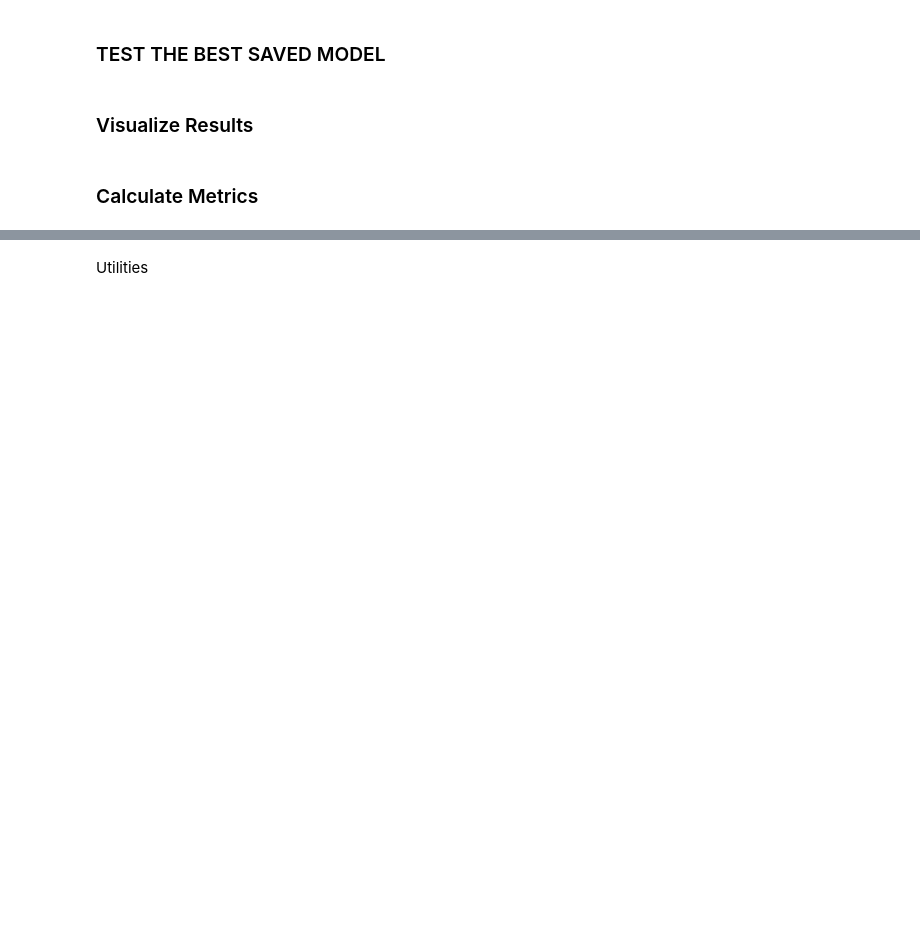
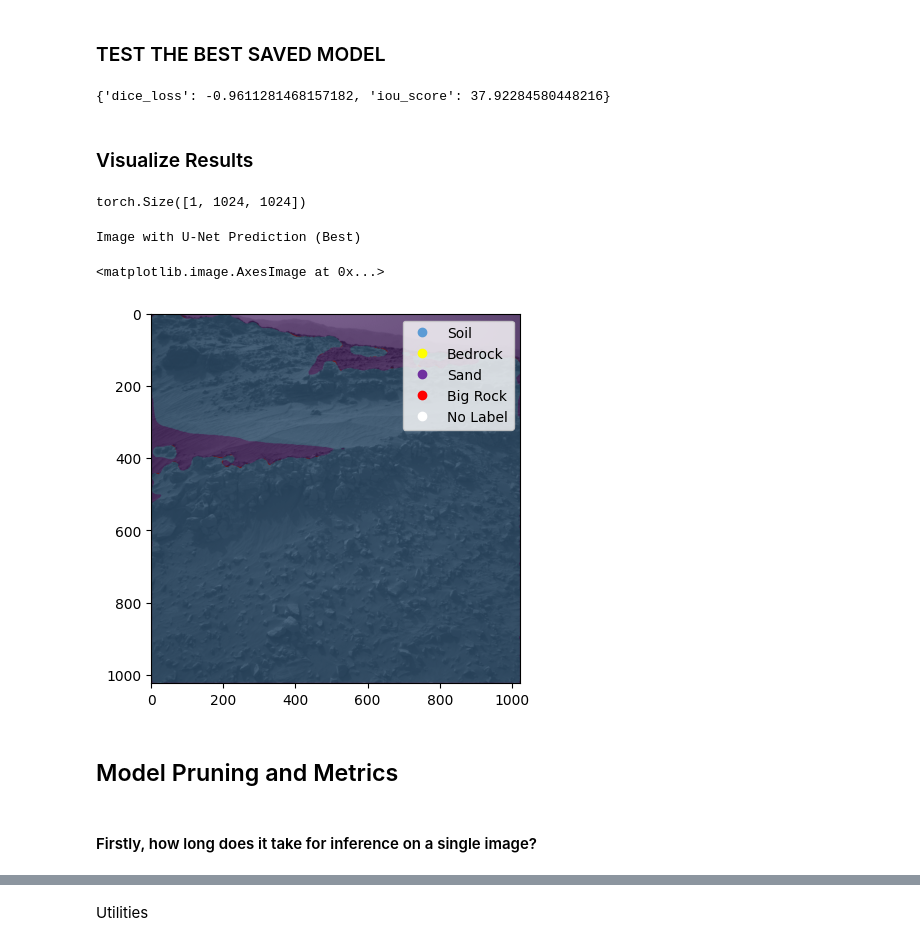
Before and after one commit to ShawnMOlichwier/DGMDE-17-Final-Project, a Jupyter notebook: notebooks/UNET_modeling.ipynb, the cells around one changed output, grey strips where cells are left out. Saved outputs shown, nothing was run; the diff lists cells and outputs as text; code cells hidden in the pictures; blank space fills up the shorter version.

```diff
--- a/notebooks/UNET_modeling.ipynb
+++ b/notebooks/UNET_modeling.ipynb
@@ -250,7 +264,7 @@ train_log_list
 ### TEST THE BEST SAVED MODEL
 # %%
 # load best saved checkpoint
-best_model = torch.load('./best_model.pth')
+best_model = torch.load('./best_model_pruned.pth')
 # %%
 # evaluate model on test set
 test_epoch = smp.utils.train.ValidEpoch(
@@ -261,6 +275,10 @@ test_epoch = smp.utils.train.ValidEpoch(
 )
 
 logs = test_epoch.run(test_loader)
+# %%
+print(logs)
+# %% [output]
+{'dice_loss': -0.9611281468157182, 'iou_score': 37.92284580448216}
 # %% [markdown]
 ### Visualize Results
 # %%
@@ -278,9 +296,12 @@ def predicted_mask(model,image):
 
     return output
 
-n = 50
+n = 1
 
 image, gt_mask = test_set[n]
 array_image = np.array(image)
 x_tensor = torch.from_numpy(array_image).to(DEVICE).unsqueeze(0)
 predicted_best = predicted_mask(best_model, x_tensor)
+predicted_best.shape
+# %% [output]
+torch.Size([1, 1024, 1024])
@@ -297,2 +308,52 @@ ax[1].set_title('Image with U-Net Prediction (Best)')
+# %%
+color_dict = {
+    0: (91, 155, 213),  # Soil, #5B9BD5
+    1: (255, 255, 0),   # Bedrock, #FFFF00
+    2: (112, 48, 160),  # Sand, #7030A0
+    3: (255, 0, 0),     # Big rock, #FF0000
+    255: (255, 255, 255)  # No Label, #FFFFFF
+}
+
+pr = predicted_best.cpu().detach().numpy().squeeze()
+
+def create_color_coded_mask(mask):
+
+    mask_shape = mask.shape
+    if len(mask_shape) > 2 and mask_shape[2] > 1:
+        mask = mask[:, :, 0]
+
+    # Squeeze the input mask to remove the extra dimension
+    mask = mask.squeeze()
+
+    # Create an empty color-coded mask with the same size as the original mask
+    color_coded_mask = np.zeros((*mask.shape, 3), dtype=np.uint8)
+
+    # Replace grayscale values in the mask with the corresponding RGB values
+    for value, color in color_dict.items():
+        color_coded_mask[mask == value] = color
+
+    return color_coded_mask
+
+coded_mask = create_color_coded_mask(pr)
+
+D_id_color = {'Soil': '#5B9BD5', 'Bedrock': '#FFFF00', 'Sand': '#7030A0', 'Big Rock': '#FF0000', 'No Label': '#FFFFFF'}
+
+
+color_map = [color for color in D_id_color.values()]
+
+
+# The following two lines generate custom fake lines that will be used as legend entries:
+markers = [plt.Line2D([0,0],[0,0],color=color, marker='o', linestyle='') for color in D_id_color.values()]
+plt.legend(markers, D_id_color.keys(), numpoints=1)
+
+print('Image with U-Net Prediction (Best)')
+plt.imshow(image.squeeze(), cmap = "gray")
+plt.imshow(coded_mask, alpha = 0.4, cmap = "brg",vmin = 0, vmax = 2)
+# %% [output]
+Image with U-Net Prediction (Best)
+<matplotlib.image.AxesImage at 0x...>
+[figure, added]
 # %% [markdown]
-### Calculate Metrics
+## Model Pruning and Metrics
+# %% [markdown]
+#### Firstly, how long does it take for inference on a single image?
```
Also changed, not shown: parts of 13 cells of this notebook, 9 other files.
